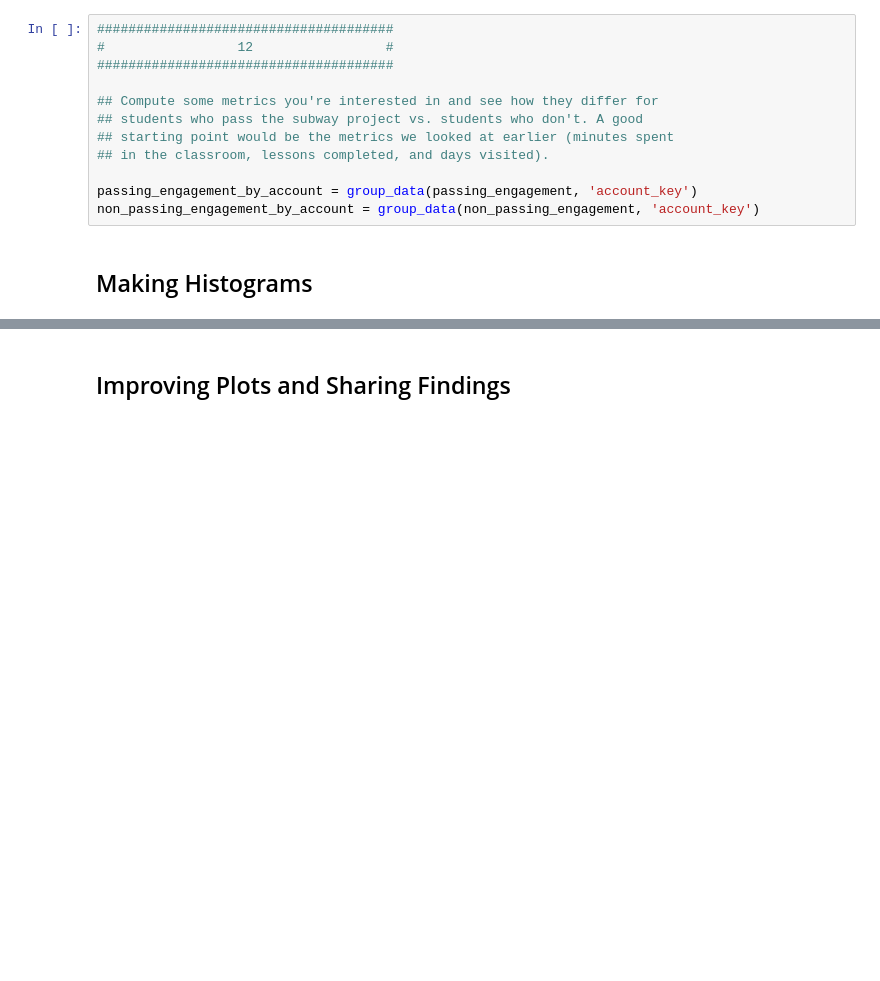
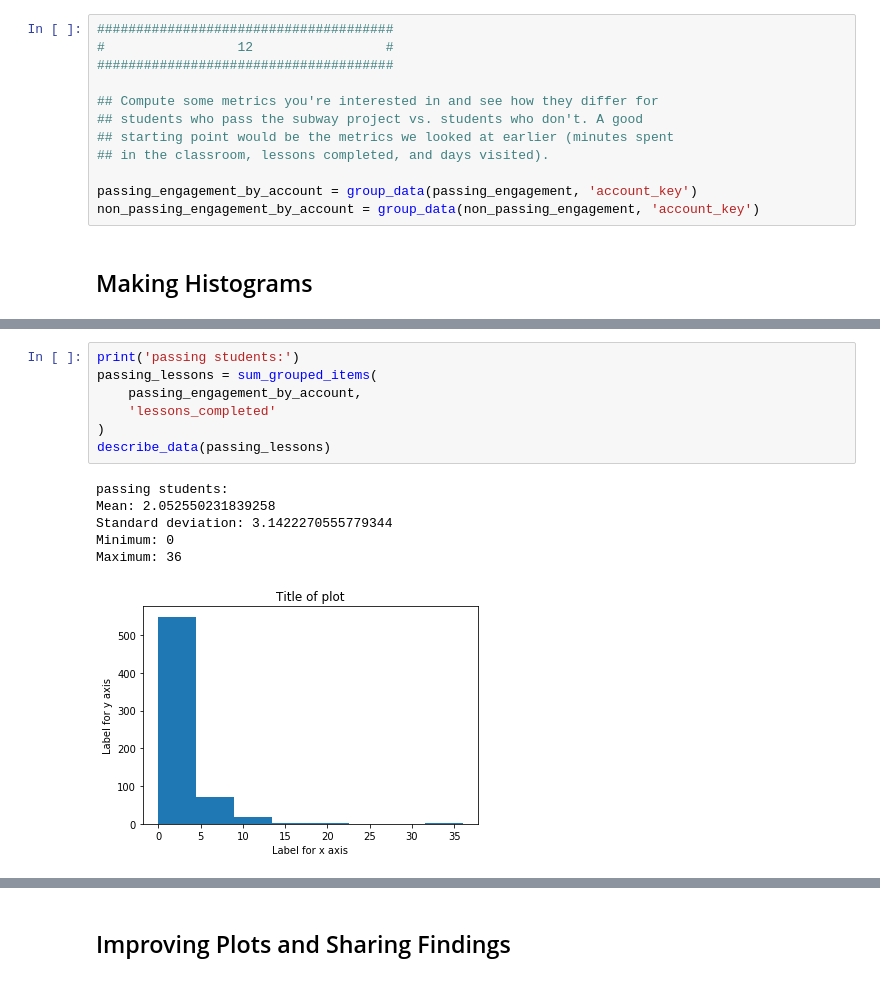
Before and after one commit to royopa/introducao-a-analise-de-dados-udacity, a Jupyter notebook: L1_Starter_Code.ipynb, the cells around one changed output, grey strips where cells are left out. Cells and saved outputs as stored; diff of their text form; blank space fills up the shorter version.

```diff
--- a/L1_Starter_Code.ipynb
+++ b/L1_Starter_Code.ipynb
@@ -632,0 +658,14 @@ TypeError: 'int' object is not iterable
+# %%
+print('passing students:')
+passing_lessons = sum_grouped_items(
+    passing_engagement_by_account,
+    'lessons_completed'
+)
+describe_data(passing_lessons)
+# %% [output]
+passing students:
+Mean: 2.052550231839258
+Standard deviation: 3.1422270555779344
+Minimum: 0
+Maximum: 36
+[figure, added]
```
Also changed, not shown: parts of 10 cells of this notebook.
